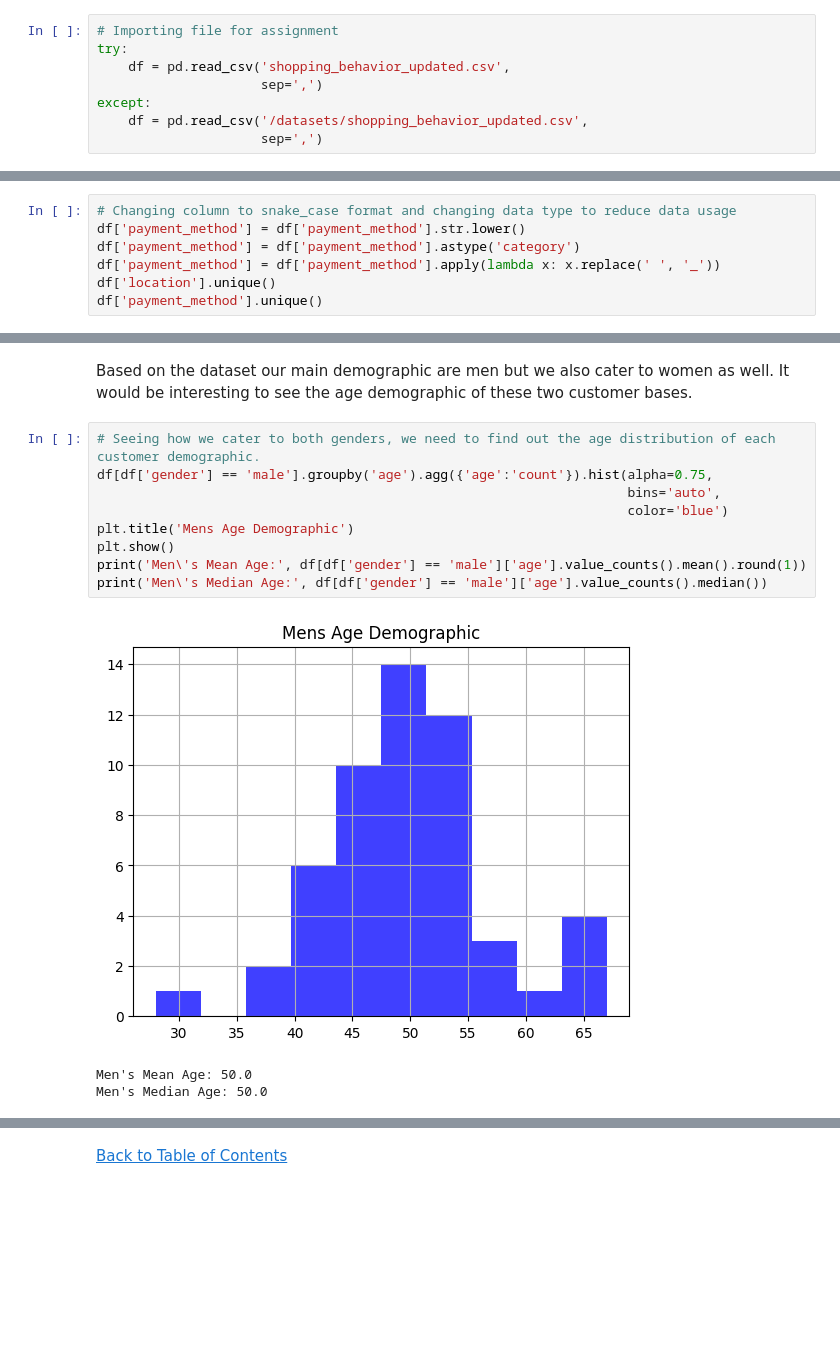
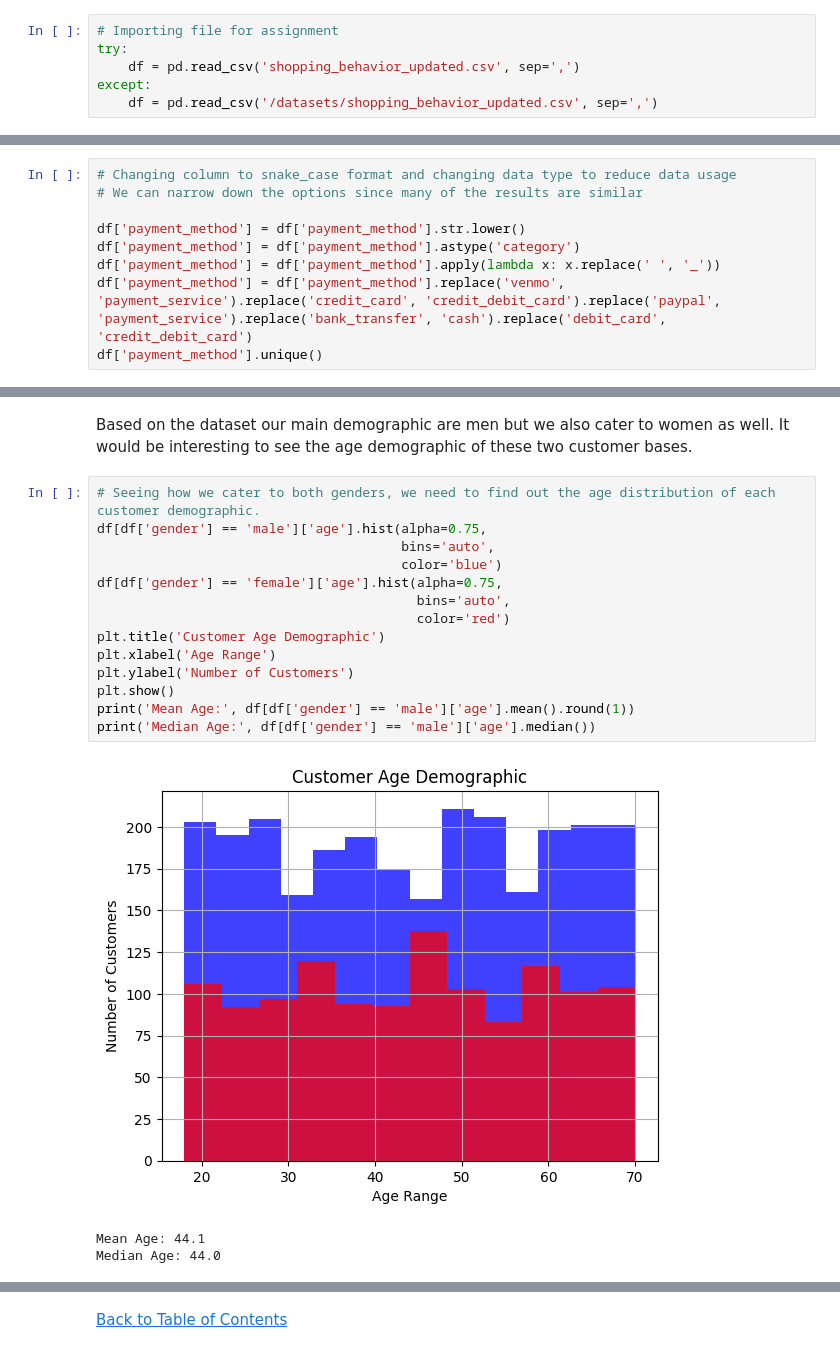
Before and after one commit to jasondo-da/shopping_behavior_analysis, a Jupyter notebook: shopping_behavior_analysis.ipynb, the cells around one changed output, grey strips where cells are left out. Cells and saved outputs as stored; diff of their text form; blank space fills up the shorter version.

```diff
--- a/shopping_behavior_analysis.ipynb
+++ b/shopping_behavior_analysis.ipynb
@@ -58,8 +67,6 @@ from matplotlib import pyplot as plt
 # %%
 # Importing file for assignment
 try:
-    df = pd.read_csv('shopping_behavior_updated.csv',
-                     sep=',')
+    df = pd.read_csv('shopping_behavior_updated.csv', sep=',')
 except:
-    df = pd.read_csv('/datasets/shopping_behavior_updated.csv',
-                     sep=',')
+    df = pd.read_csv('/datasets/shopping_behavior_updated.csv', sep=',')
@@ -455,9 +451,11 @@ array(['Venmo', 'Cash', 'Credit Card', 'PayPal', 'Bank Transfer',
        'Debit Card'], dtype=object)
 # %%
 # Changing column to snake_case format and changing data type to reduce data usage
+# We can narrow down the options since many of the results are similar
+
 df['payment_method'] = df['payment_method'].str.lower()
 df['payment_method'] = df['payment_method'].astype('category')
 df['payment_method'] = df['payment_method'].apply(lambda x: x.replace(' ', '_'))
-df['location'].unique()
+df['payment_method'] = df['payment_method'].replace('venmo', 'payment_service').replace('credit_card', 'credit_debit_card').replace('paypal', 'payment_service').replace('bank_transfer', 'cash').replace('debit_card', 'credit_debit_card')
 df['payment_method'].unique()
 # %% [output]
@@ -540,14 +540,19 @@ plt.show()
 Based on the dataset our main demographic are men but we also cater to women as well. It would be interesting to see the age demographic of these two customer bases.
 # %%
 # Seeing how we cater to both genders, we need to find out the age distribution of each customer demographic.
-df[df['gender'] == 'male'].groupby('age').agg({'age':'count'}).hist(alpha=0.75,
-                                                                    bins='auto',
-                                                                    color='blue')
-plt.title('Mens Age Demographic')
+df[df['gender'] == 'male']['age'].hist(alpha=0.75,
+                                       bins='auto',
+                                       color='blue')
+df[df['gender'] == 'female']['age'].hist(alpha=0.75,
+                                         bins='auto',
+                                         color='red')
+plt.title('Customer Age Demographic')
+plt.xlabel('Age Range')
+plt.ylabel('Number of Customers')
 plt.show()
-print('Men\'s Mean Age:', df[df['gender'] == 'male']['age'].value_counts().mean().round(1))
-print('Men\'s Median Age:', df[df['gender'] == 'male']['age'].value_counts().median())
+print('Mean Age:', df[df['gender'] == 'male']['age'].mean().round(1))
+print('Median Age:', df[df['gender'] == 'male']['age'].median())
 # %% [output]
-[figure, old version]
+[figure, new version]
-Men's Mean Age: 50.0
-Men's Median Age: 50.0
+Mean Age: 44.1
+Median Age: 44.0
```
Also changed, not shown: parts of 60 cells of this notebook.
